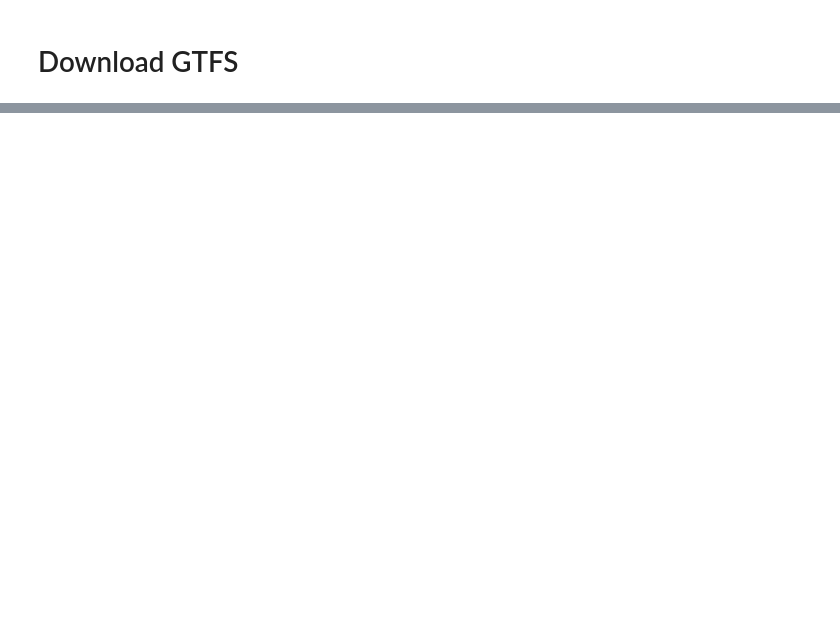
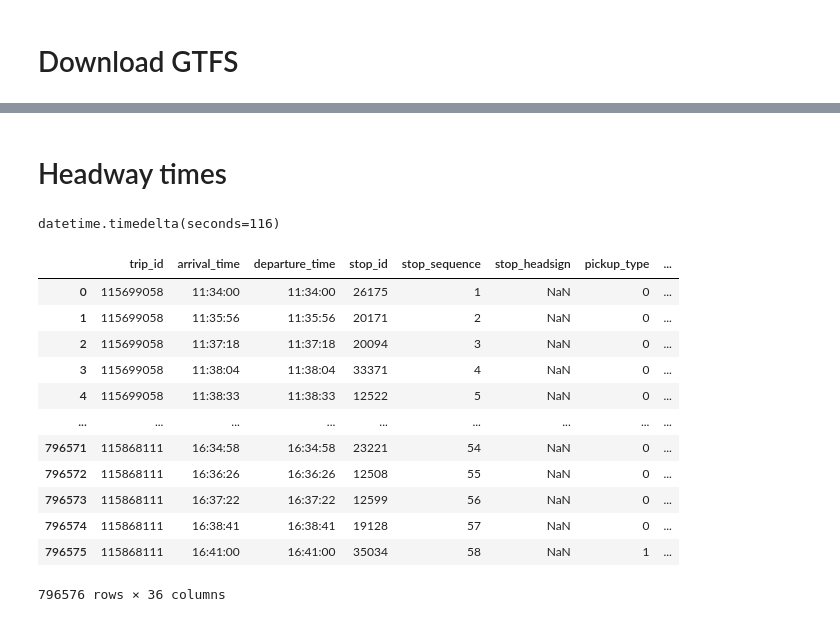
Before and after one commit to kcanderson/vega-rtd-test, a Jupyter notebook: vega_notebook.ipynb, the cells around one changed output, grey strips where cells are left out. Cells and saved outputs as stored; diff of their text form; code cells hidden in the pictures; blank space fills up the shorter version.

```diff
--- a/vega_notebook.ipynb
+++ b/vega_notebook.ipynb
@@ -43,0 +55,46 @@ pds.read_csv("./shapes.txt")
+# %% [markdown]
+# Headway times
+# %%
+def make_time_delta(start_time, end_time):
+    start_h, start_m, start_s = start_time.split(":")
+    end_h, end_m, end_s = end_time.split(":")
+    return datetime.timedelta(
+        hours=int(end_h) - int(start_h),
+        minutes=int(end_m) - int(start_m),
+        seconds=int(end_s) - int(start_s),
+    )
+
+
+make_time_delta("11:34:00", "11:35:56")
+# %% [output]
+datetime.timedelta(seconds=116)
+# %%
+stoptimesdf = pds.read_csv("data/stop_times.txt", sep=",").merge(
+    pds.read_csv("data/trips.txt"),
+    on="trip_id",
+    how="left",
+).merge(
+    pds.read_csv("data/routes.txt"),
+    on="route_id",
+    how="left"
+).merge(
+    pds.read_csv("data/stops.txt"),
+    on="stop_id",
+    how="left"
+)
+
+stoptimesdf
+# %% [output]
+|  | trip_id | arrival_time | departure_time | stop_id | stop_sequence | stop_headsign | pickup_type | ... |
+| 0 | 115699058 | 11:34:00 | 11:34:00 | 26175 | 1 | NaN | 0 | ... |
+| 1 | 115699058 | 11:35:56 | 11:35:56 | 20171 | 2 | NaN | 0 | ... |
+| 2 | 115699058 | 11:37:18 | 11:37:18 | 20094 | 3 | NaN | 0 | ... |
+| 3 | 115699058 | 11:38:04 | 11:38:04 | 33371 | 4 | NaN | 0 | ... |
+| 4 | 115699058 | 11:38:33 | 11:38:33 | 12522 | 5 | NaN | 0 | ... |
+| ... | ... | ... | ... | ... | ... | ... | ... | ... |
+| 796571 | 115868111 | 16:34:58 | 16:34:58 | 23221 | 54 | NaN | 0 | ... |
+| 796572 | 115868111 | 16:36:26 | 16:36:26 | 12508 | 55 | NaN | 0 | ... |
+| 796573 | 115868111 | 16:37:22 | 16:37:22 | 12599 | 56 | NaN | 0 | ... |
+| 796574 | 115868111 | 16:38:41 | 16:38:41 | 19128 | 57 | NaN | 0 | ... |
+| 796575 | 115868111 | 16:41:00 | 16:41:00 | 35034 | 58 | NaN | 1 | ... |
+796576 rows × 36 columns
```
Also changed, not shown: parts of 17 cells of this notebook.
